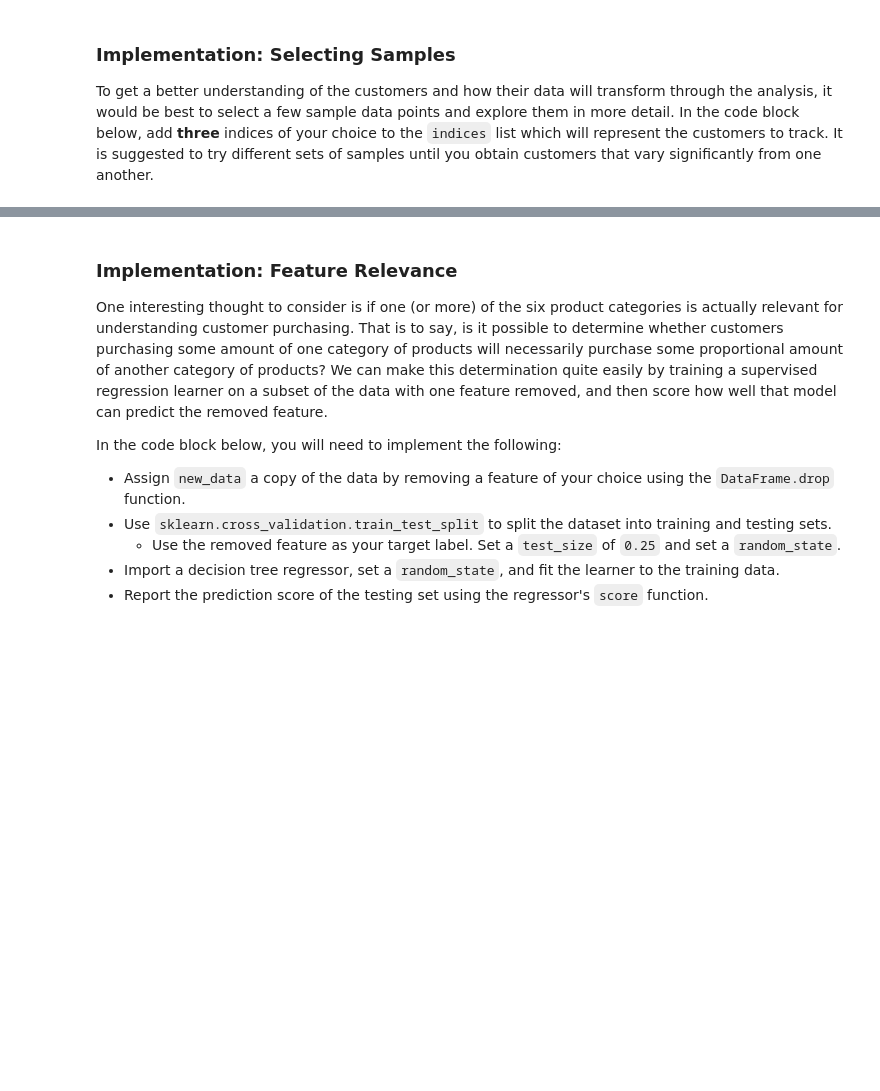
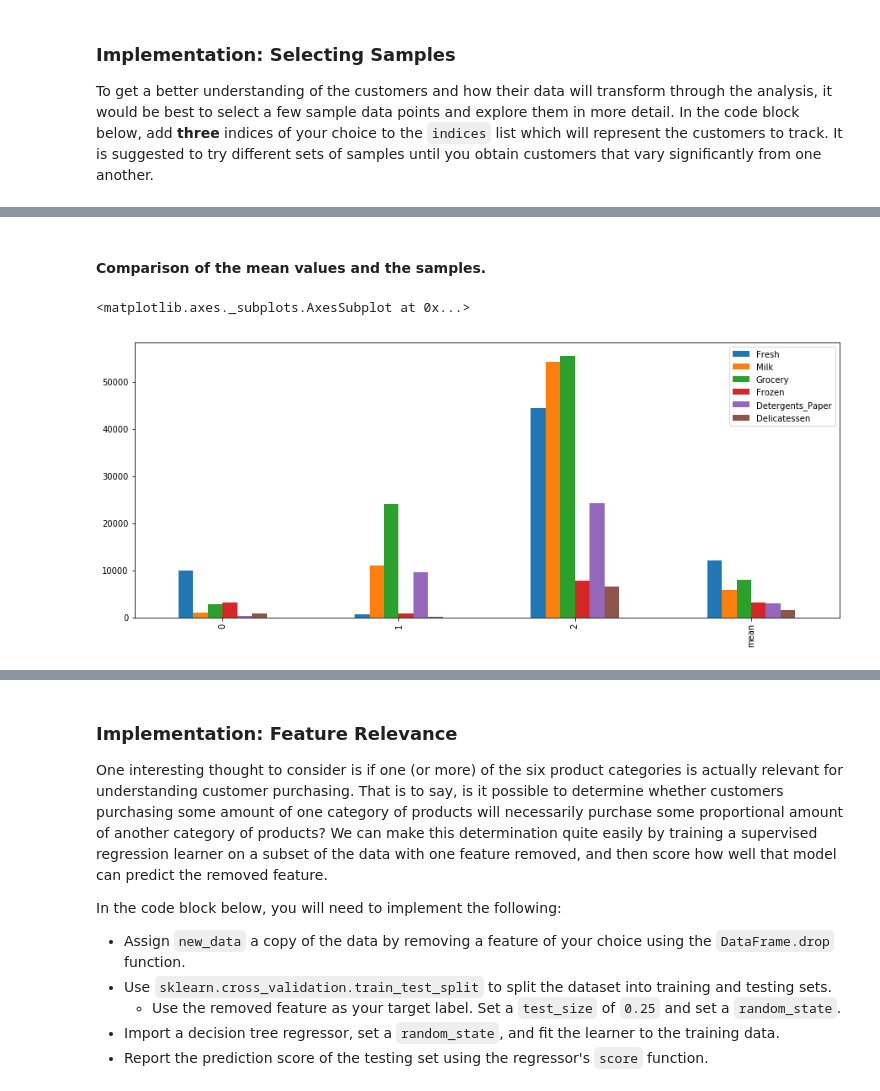
Before and after one commit to thuytienpt/MachineLearningNanodegree, a Jupyter notebook: customer_segments/customer_segments.ipynb, the cells around one changed output, grey strips where cells are left out. Saved outputs shown, nothing was run; the diff lists cells and outputs as text; code cells hidden in the pictures; blank space fills up the shorter version.

Commit message:
answer question 1 : Selecting Samples

```diff
--- a/customer_segments/customer_segments.ipynb
+++ b/customer_segments/customer_segments.ipynb
@@ -74,0 +75,9 @@ Chosen samples of wholesale customers dataset:
+# %% [markdown]
+#### Comparison of the mean values and the samples.
+# %%
+the_mean = data.describe().loc['mean']
+samples_with_mean = samples.append(the_mean)
+samples_with_mean.plot(kind='bar', figsize=(15,6))
+# %% [output]
+<matplotlib.axes._subplots.AxesSubplot at 0x...>
+[figure, added]
```
Also changed, not shown: parts of 5 cells of this notebook.
